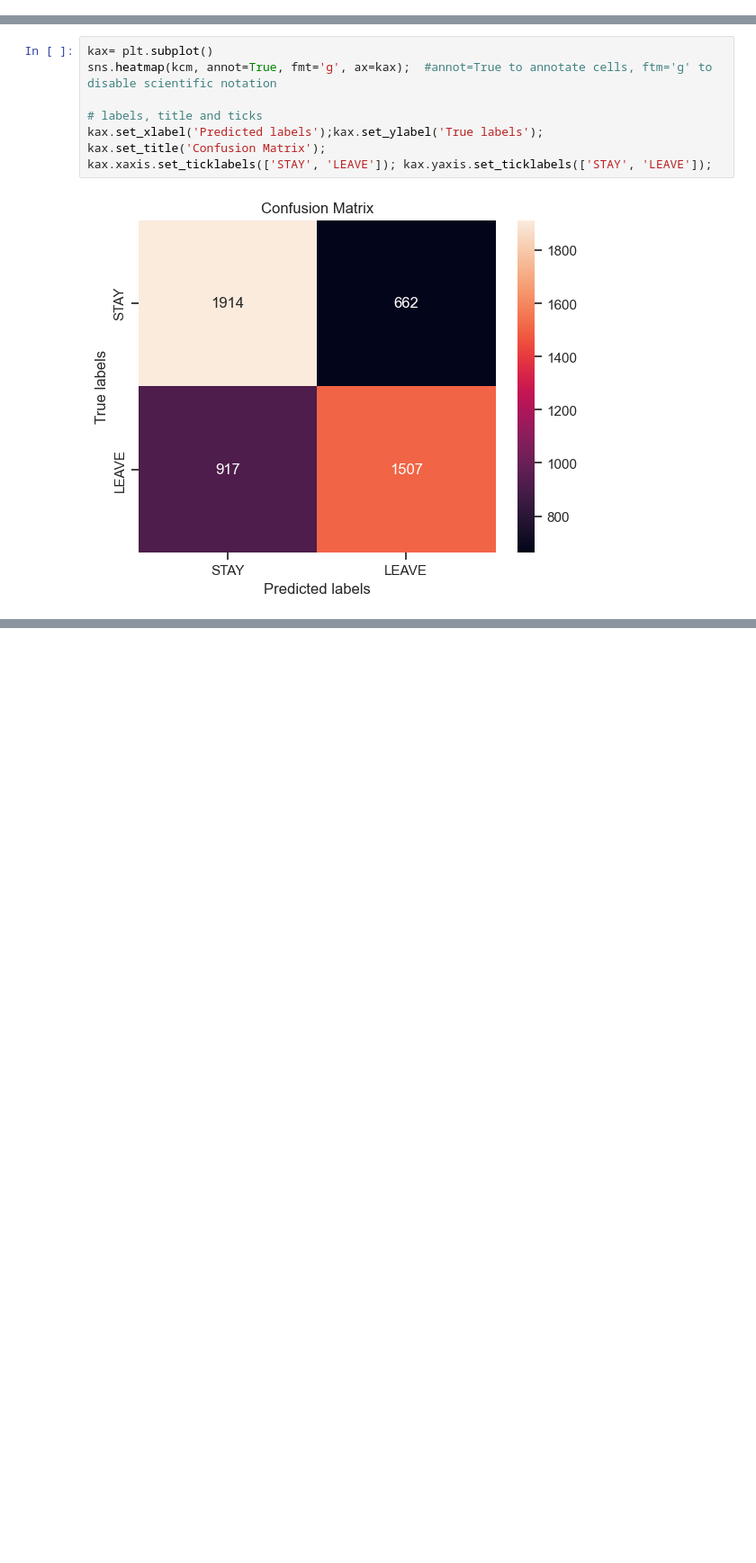
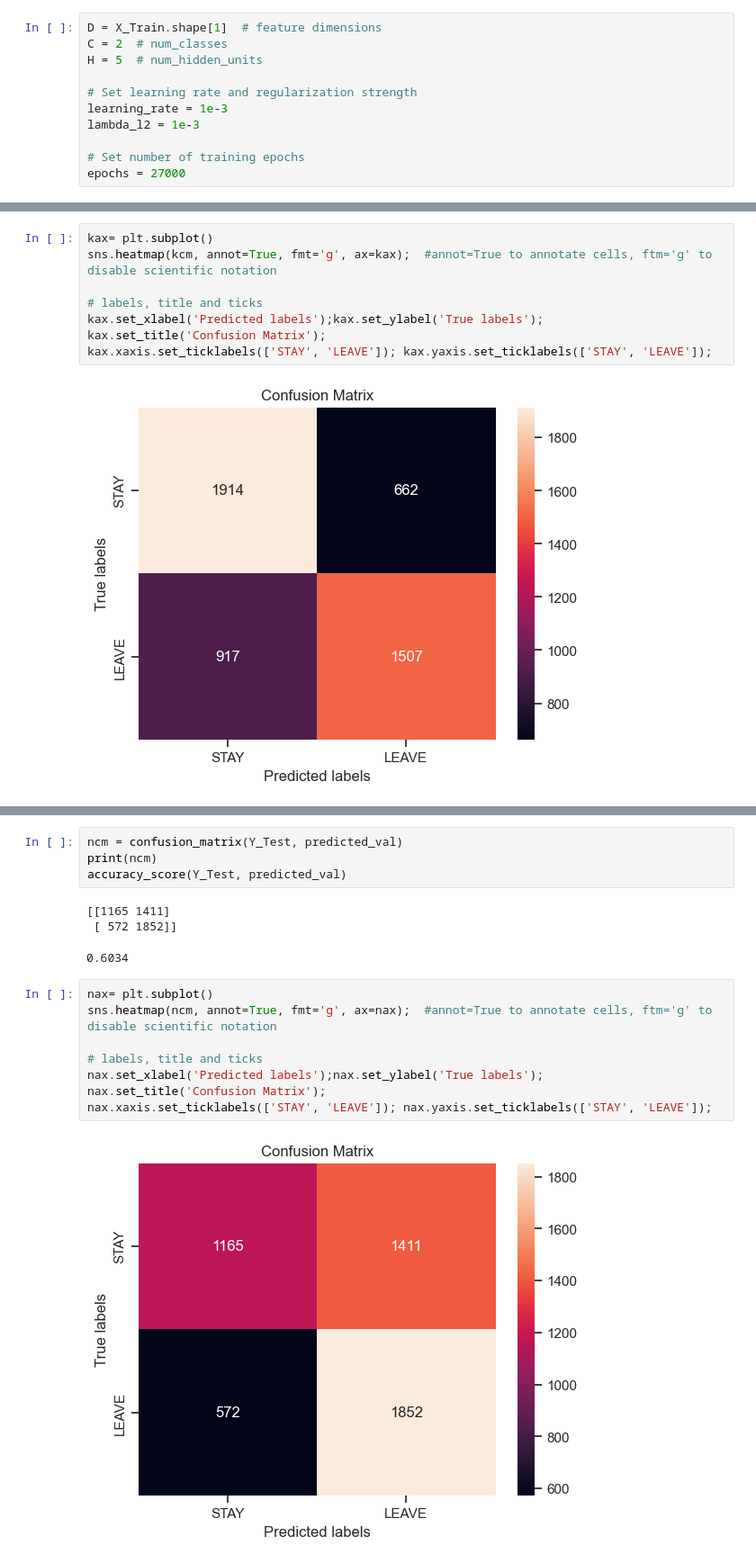
Before and after one commit to kwhychange/TIM147, a Jupyter notebook: customerchurn.ipynb, the cells around one changed output, grey strips where cells are left out. Shown: that part at 90% size. Saved outputs shown, nothing was run; the diff lists cells and outputs as text; blank space fills up the shorter version.

```diff
--- a/customerchurn.ipynb
+++ b/customerchurn.ipynb
@@ -126,0 +192,11 @@ graph
+# %%
+D = X_Train.shape[1]  # feature dimensions
+C = 2  # num_classes
+H = 5  # num_hidden_units
+
+# Set learning rate and regularization strength
+learning_rate = 1e-3
+lambda_l2 = 1e-3
+
+# Set number of training epochs
+epochs = 27000
@@ -167 +349,19 @@ kax.xaxis.set_ticklabels(['STAY', 'LEAVE']); kax.yaxis.set_ticklabels(['STAY', '
+# %%
+ncm = confusion_matrix(Y_Test, predicted_val)
+print(ncm)
+accuracy_score(Y_Test, predicted_val)
+# %% [output]
+[[1165 1411]
+ [ 572 1852]]
+0.6034
+# %%
+nax= plt.subplot()
+sns.heatmap(ncm, annot=True, fmt='g', ax=nax);  #annot=True to annotate cells, ftm='g' to disable scientific notation
+
+# labels, title and ticks
+nax.set_xlabel('Predicted labels');nax.set_ylabel('True labels');
+nax.set_title('Confusion Matrix');
+nax.xaxis.set_ticklabels(['STAY', 'LEAVE']); nax.yaxis.set_ticklabels(['STAY', 'LEAVE']);
+# %% [output]
+[figure, added]
 # %%
```
Also changed, not shown: parts of 30 cells of this notebook.
